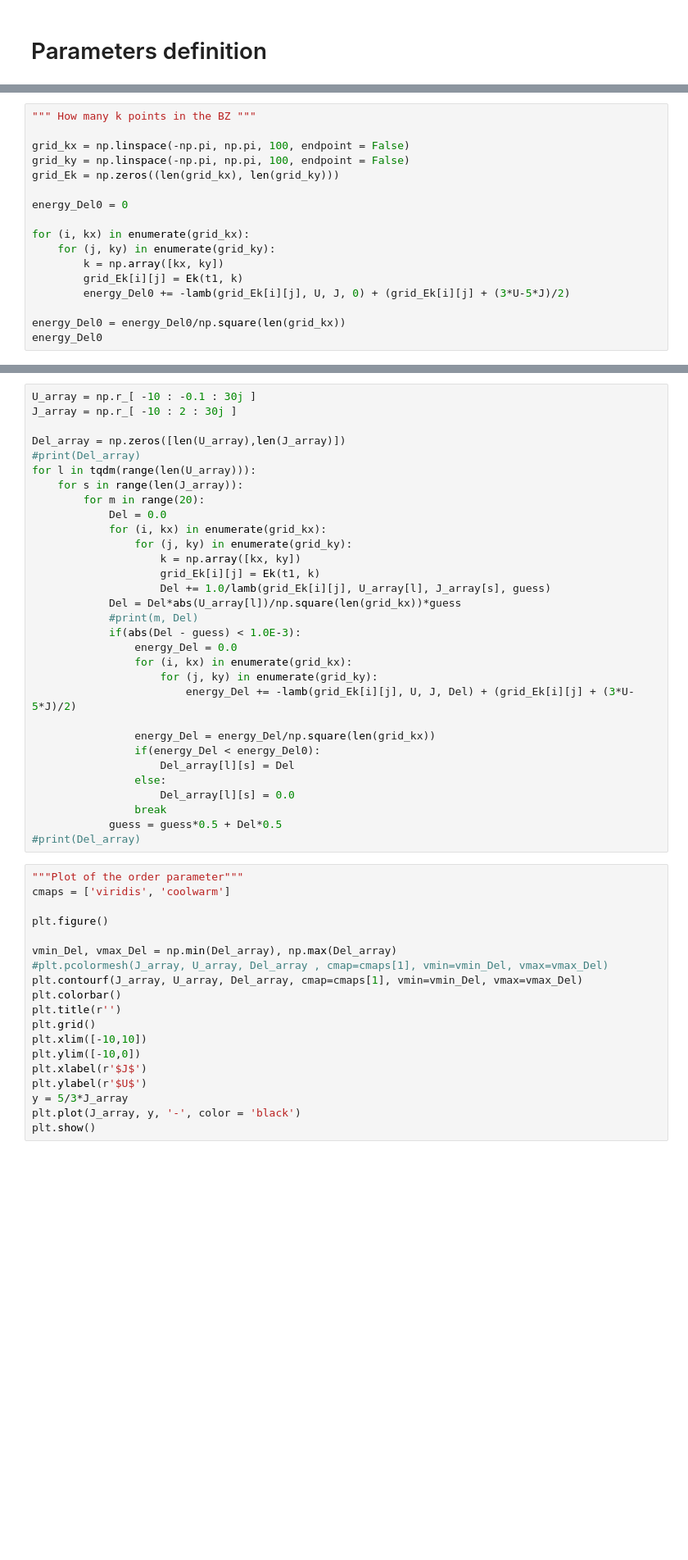
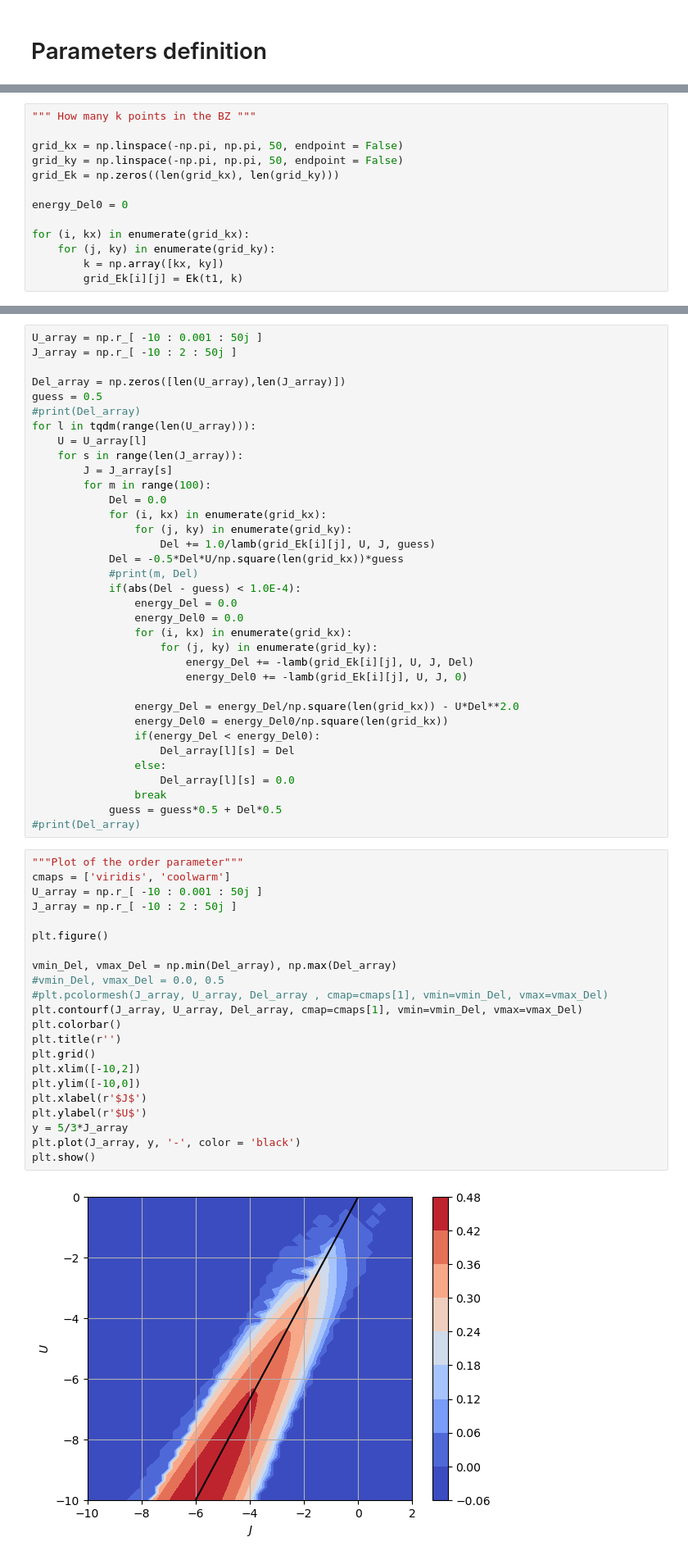
Before and after one commit to anttag/Hartree_fock_iron_superconductors, a Jupyter notebook: Intraorbital_SC.ipynb, the cells around one changed output, grey strips where cells are left out. Shown: that part at 82% size. Saved outputs shown, nothing was run; the diff lists cells and outputs as text; blank space fills up the shorter version.

```diff
--- a/Intraorbital_SC.ipynb
+++ b/Intraorbital_SC.ipynb
@@ -31,8 +31,8 @@ def lamb_intra(Ek, U, J, Del):
 # %%
 """ How many k points in the BZ """
 
-grid_kx = np.linspace(-np.pi, np.pi, 100, endpoint = False)
-grid_ky = np.linspace(-np.pi, np.pi, 100, endpoint = False)
+grid_kx = np.linspace(-np.pi, np.pi, 50, endpoint = False)
+grid_ky = np.linspace(-np.pi, np.pi, 50, endpoint = False)
 grid_Ek = np.zeros((len(grid_kx), len(grid_ky)))
 
 energy_Del0 = 0
@@ -41,7 +41,3 @@ for (i, kx) in enumerate(grid_kx):
     for (j, ky) in enumerate(grid_ky):
         k = np.array([kx, ky])
         grid_Ek[i][j] = Ek(t1, k)
-        energy_Del0 += -lamb(grid_Ek[i][j], U, J, 0) + (grid_Ek[i][j] + (3*U-5*J)/2)
-
-energy_Del0 = energy_Del0/np.square(len(grid_kx))
-energy_Del0
@@ -86,27 +92,31 @@ energy_Del
 # %%
-U_array = np.r_[ -10 : -0.1 : 30j ]
-J_array = np.r_[ -10 : 2 : 30j ]
+U_array = np.r_[ -10 : 0.001 : 50j ]
+J_array = np.r_[ -10 : 2 : 50j ]
 
 Del_array = np.zeros([len(U_array),len(J_array)])
+guess = 0.5
 #print(Del_array)
 for l in tqdm(range(len(U_array))):
+    U = U_array[l]
     for s in range(len(J_array)):
-        for m in range(20):
+        J = J_array[s]
+        for m in range(100):
             Del = 0.0
             for (i, kx) in enumerate(grid_kx):
                 for (j, ky) in enumerate(grid_ky):
-                    k = np.array([kx, ky])
-                    grid_Ek[i][j] = Ek(t1, k)
-                    Del += 1.0/lamb(grid_Ek[i][j], U_array[l], J_array[s], guess)
-            Del = Del*abs(U_array[l])/np.square(len(grid_kx))*guess
+                    Del += 1.0/lamb(grid_Ek[i][j], U, J, guess)
+            Del = -0.5*Del*U/np.square(len(grid_kx))*guess
             #print(m, Del)
-            if(abs(Del - guess) < 1.0E-3):
+            if(abs(Del - guess) < 1.0E-4):
                 energy_Del = 0.0
+                energy_Del0 = 0.0
                 for (i, kx) in enumerate(grid_kx):
                     for (j, ky) in enumerate(grid_ky):
-                        energy_Del += -lamb(grid_Ek[i][j], U, J, Del) + (grid_Ek[i][j] + (3*U-5*J)/2)
+                        energy_Del += -lamb(grid_Ek[i][j], U, J, Del)
+                        energy_Del0 += -lamb(grid_Ek[i][j], U, J, 0)
 
-                energy_Del = energy_Del/np.square(len(grid_kx))
+                energy_Del = energy_Del/np.square(len(grid_kx)) - U*Del**2.0
+                energy_Del0 = energy_Del0/np.square(len(grid_kx))
                 if(energy_Del < energy_Del0):
                     Del_array[l][s] = Del
                 else:
@@ -117,20 +127,25 @@ for l in tqdm(range(len(U_array))):
 # %%
 """Plot of the order parameter"""
 cmaps = ['viridis', 'coolwarm']
+U_array = np.r_[ -10 : 0.001 : 50j ]
+J_array = np.r_[ -10 : 2 : 50j ]
 
 plt.figure()
 
 vmin_Del, vmax_Del = np.min(Del_array), np.max(Del_array)
+#vmin_Del, vmax_Del = 0.0, 0.5
 #plt.pcolormesh(J_array, U_array, Del_array , cmap=cmaps[1], vmin=vmin_Del, vmax=vmax_Del)
 plt.contourf(J_array, U_array, Del_array, cmap=cmaps[1], vmin=vmin_Del, vmax=vmax_Del)
 plt.colorbar()
 plt.title(r'')
 plt.grid()
-plt.xlim([-10,10])
+plt.xlim([-10,2])
 plt.ylim([-10,0])
 plt.xlabel(r'$J$')
 plt.ylabel(r'$U$')
 y = 5/3*J_array
 plt.plot(J_array, y, '-', color = 'black')
 plt.show()
+# %% [output]
+[figure, added]
 # %% [markdown]
```
Also changed, not shown: parts of 10 cells of this notebook.
